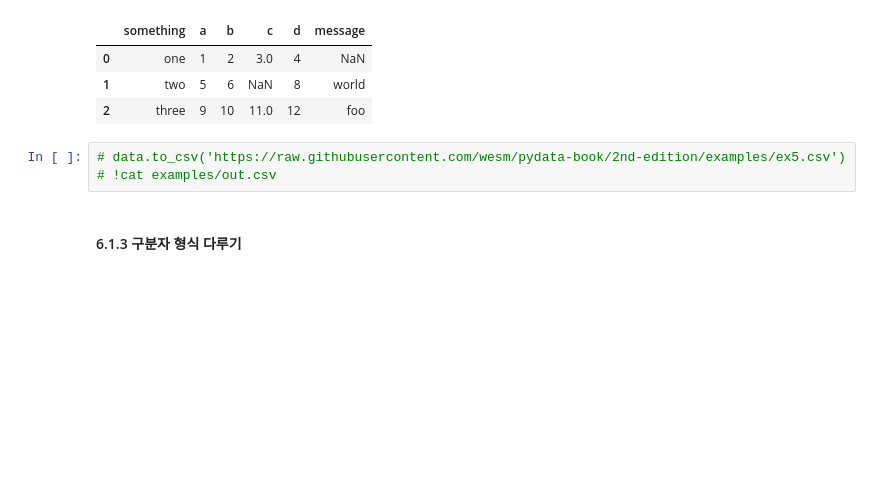
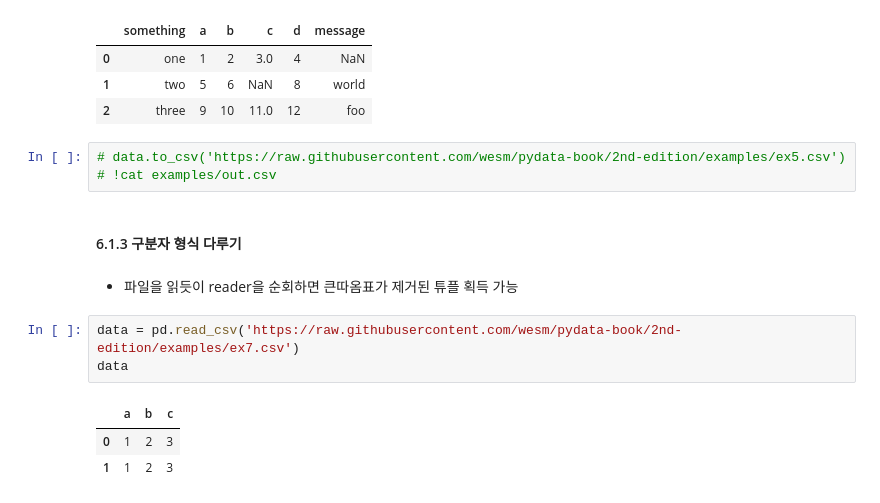
Before and after one commit to helloKH/Psypy, a Jupyter notebook: Psypy_Data Load & Preparations(Chapter 6 ~7).ipynb, the cells around one changed output. Drawn from its saved outputs; the diff is of its cells as text; blank space fills up the shorter version.

```diff
--- a/Psypy_Data Load & Preparations(Chapter 6 ~7).ipynb
+++ b/Psypy_Data Load & Preparations(Chapter 6 ~7).ipynb
@@ -206,3 +301,12 @@ data
 # !cat examples/out.csv
 # %% [markdown]
 #### 6.1.3 구분자 형식 다루기
+# %% [markdown]
+- 파일을 읽듯이 reader을 순회하면 큰따옴표가 제거된 튜플 획득 가능
+# %%
+data = pd.read_csv('https://raw.githubusercontent.com/wesm/pydata-book/2nd-edition/examples/ex7.csv')
+data
+# %% [output]
+|  | a | b | c |
+| 0 | 1 | 2 | 3 |
+| 1 | 1 | 2 | 3 |
```
Also changed, not shown: parts of 30 cells of this notebook.
